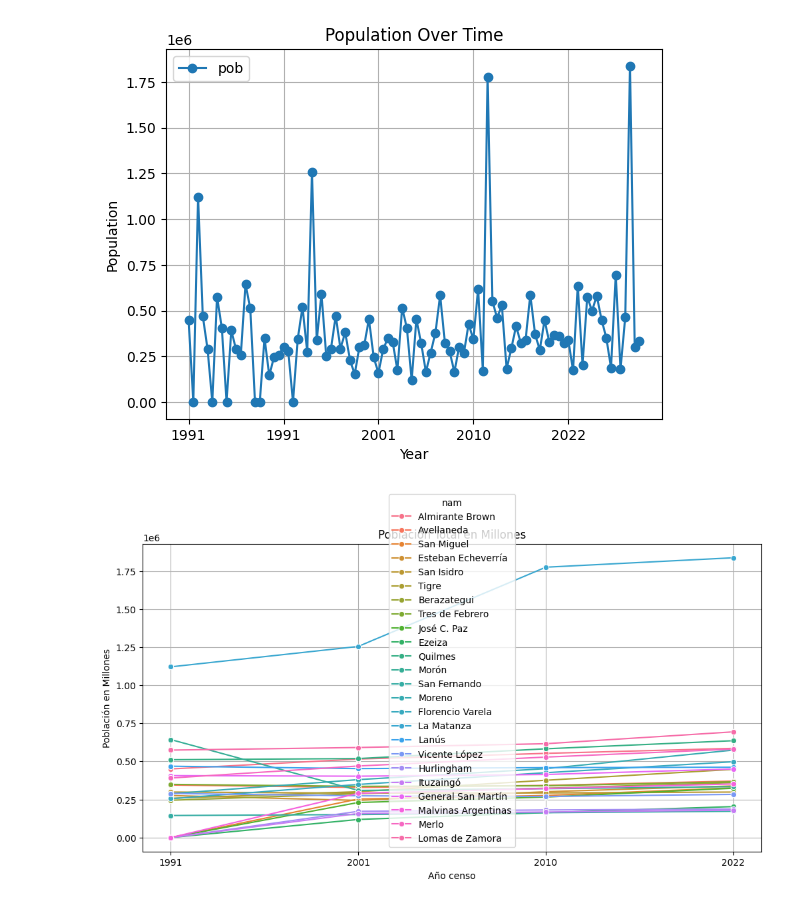
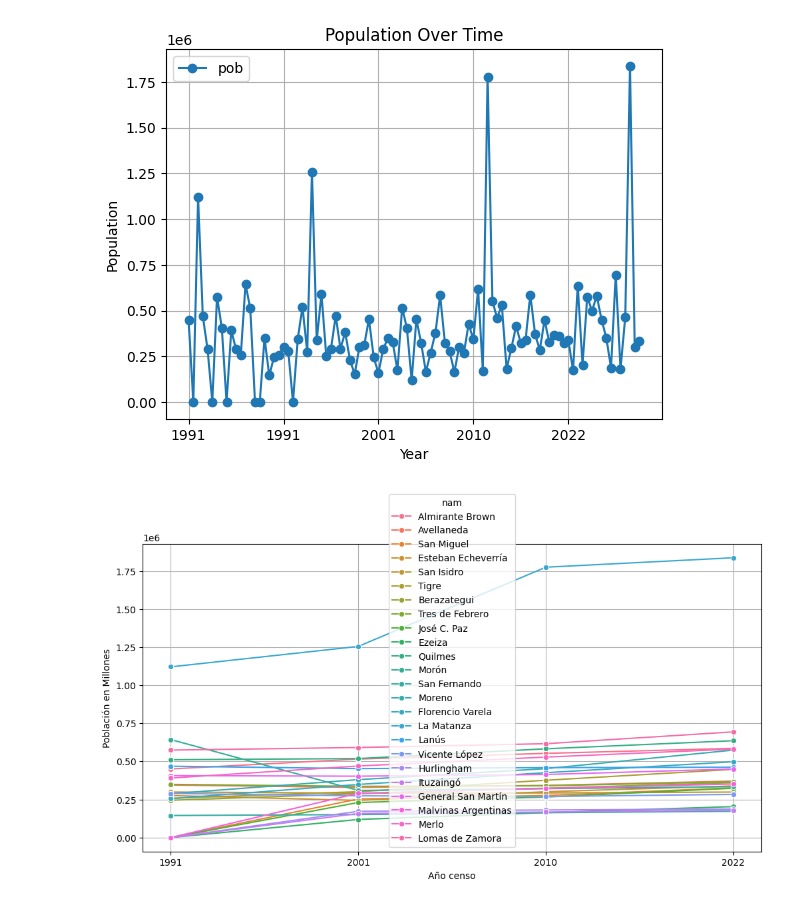
Before and after one commit to fmeseri/ITBA_TFI, a Jupyter notebook: code/python/notebooks/EDA_censos.ipynb, the cells around one changed output. Saved outputs shown, nothing was run; the diff lists cells and outputs as text; code cells hidden in the pictures.

```diff
--- a/code/python/notebooks/EDA_censos.ipynb
+++ b/code/python/notebooks/EDA_censos.ipynb
@@ -224,11 +226,10 @@ plt.show()
 # %%
 df = df.sort_values(by='anio')
 plt.figure(figsize=(12, 6))
 sns.lineplot(data=df, x='anio', y='pob',hue='nam', marker='o')
-plt.title('Población Total en Millones')
 plt.xlabel('Año censo')
 plt.ylabel('Población en Millones')
 plt.grid(True)
 plt.show()
 # %% [output]
-[figure, old version]
+[figure, new version]
```
Also changed, not shown: parts of 34 cells of this notebook, 19 other files.
